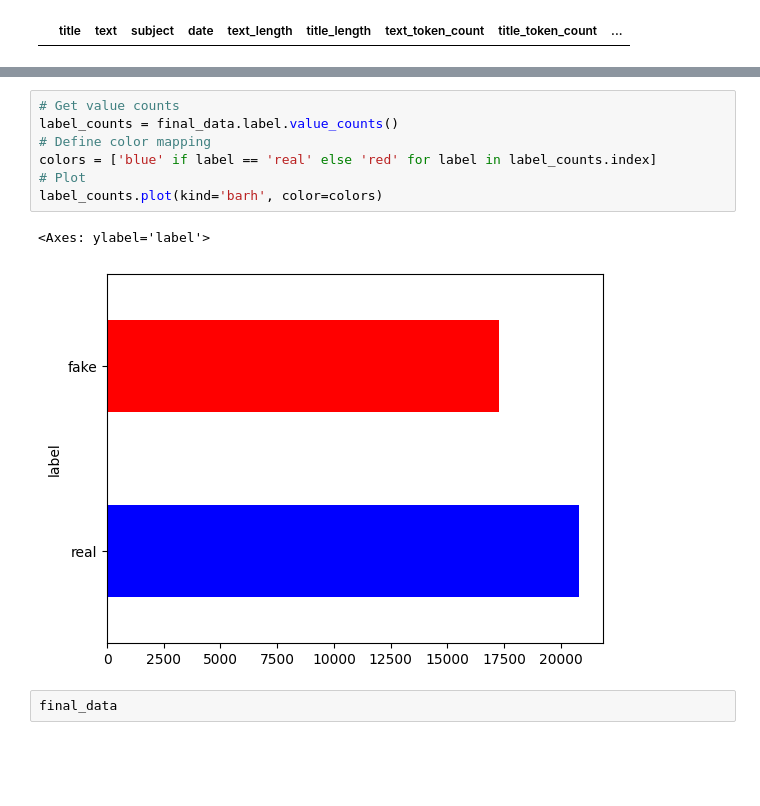
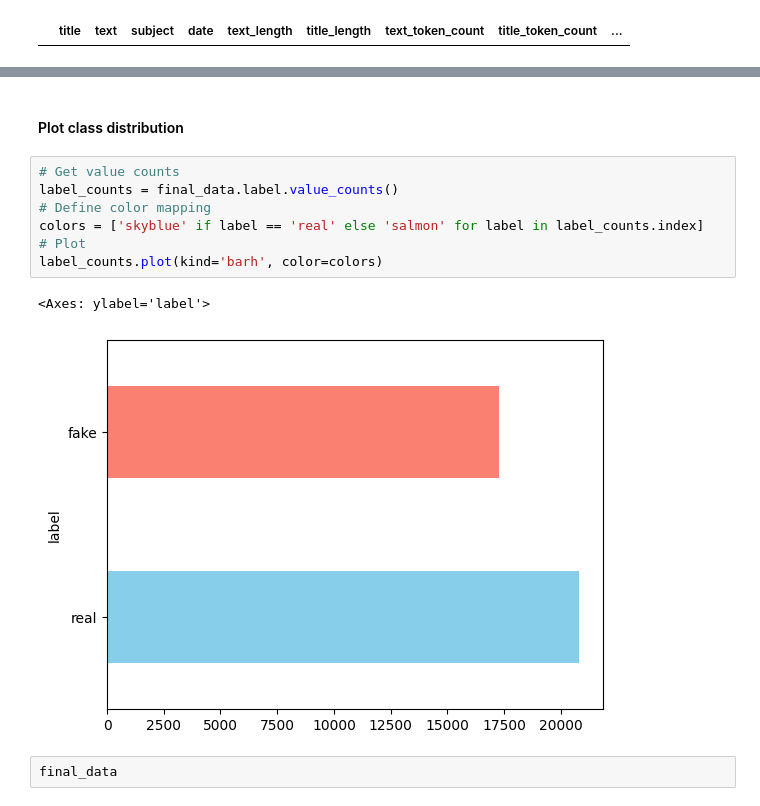
Before and after one commit to mastrich00/FakeNewsNLP, a Jupyter notebook: ISOT/main.ipynb, the cells around one changed output, grey strips where cells are left out. Cells and saved outputs as stored; diff of their text form; blank space fills up the shorter version.

```diff
--- a/ISOT/main.ipynb
+++ b/ISOT/main.ipynb
@@ -630,13 +679,15 @@ dtype: int64
+# %% [markdown]
+#### Plot class distribution
 # %%
 # Get value counts
 label_counts = final_data.label.value_counts()
 # Define color mapping
-colors = ['blue' if label == 'real' else 'red' for label in label_counts.index]
+colors = ['skyblue' if label == 'real' else 'salmon' for label in label_counts.index]
 # Plot
 label_counts.plot(kind='barh', color=colors)
 # %% [output]
 <Axes: ylabel='label'>
-[figure, old version]
+[figure, new version]
 # %%
 final_data
 # %% [output]
```
Also changed, not shown: parts of 73 cells of this notebook, 2 other files.
